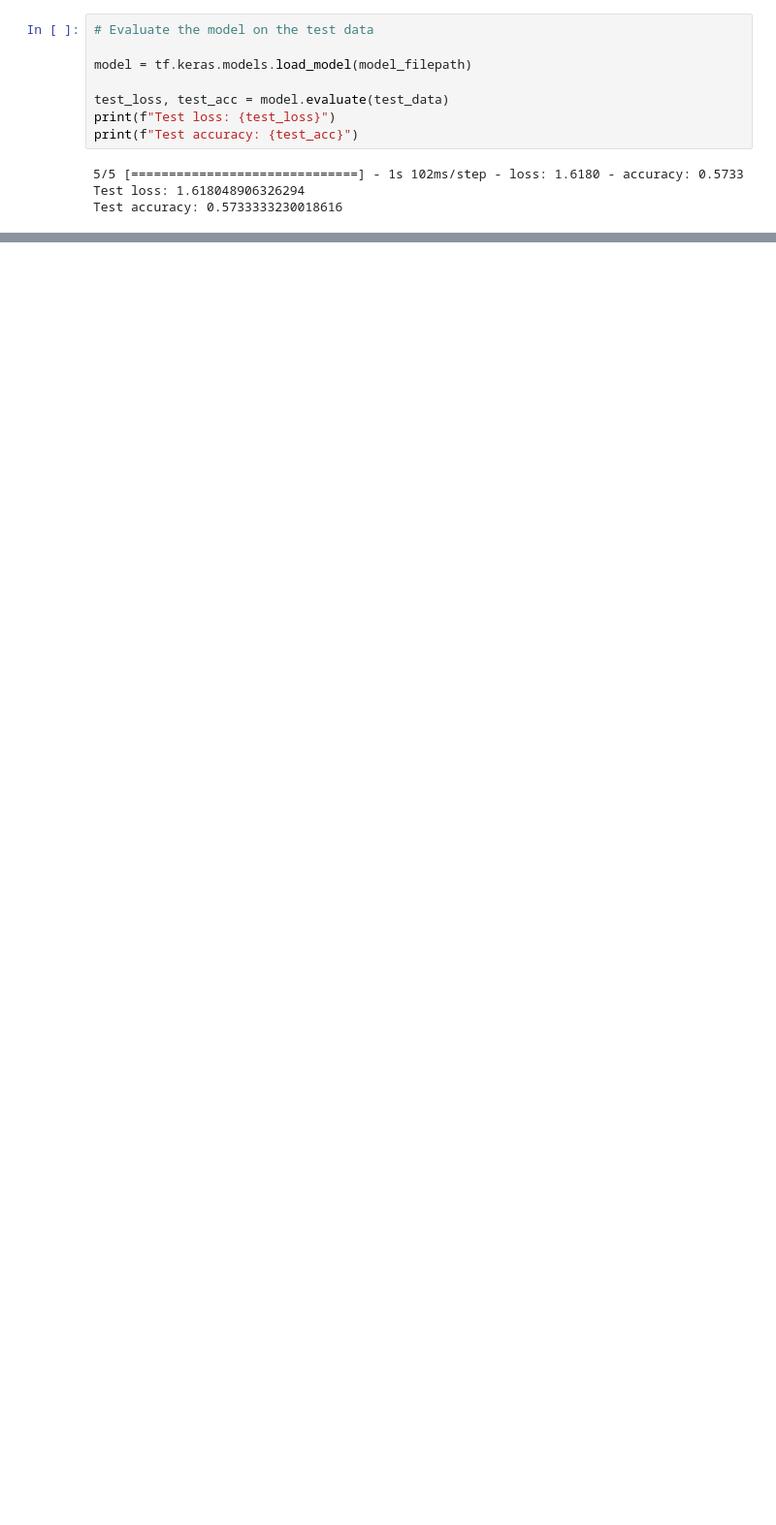
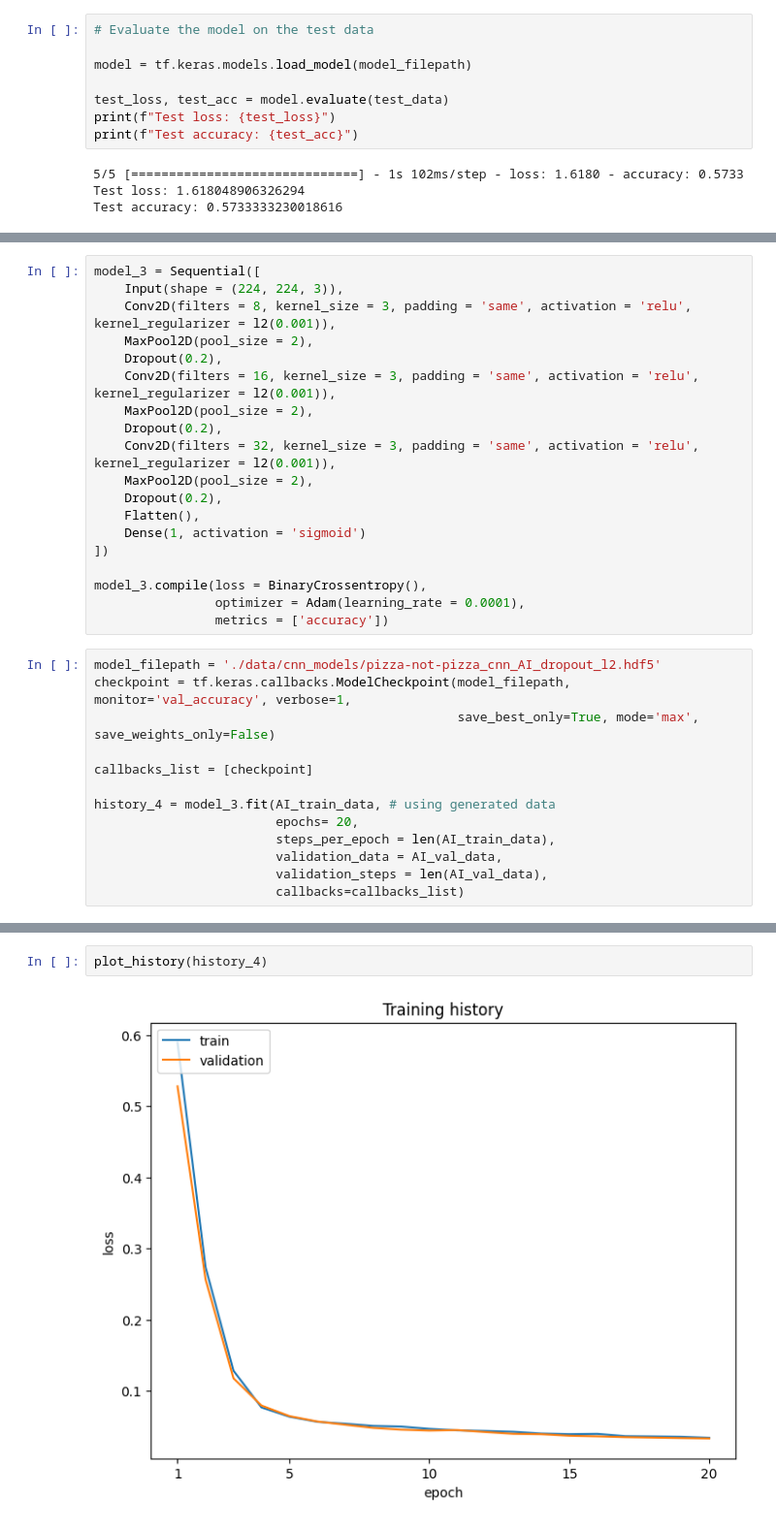
Before and after one commit to danielstuetz/cov-generative-ai, a Jupyter notebook: Pizza_Classification.ipynb, the cells around one changed output, grey strips where cells are left out. Shown at 97% size. Cells and saved outputs as stored; diff of their text form; blank space fills up the shorter version.

Commit message:
updated Pizza_Classification

```diff
--- a/Pizza_Classification.ipynb
+++ b/Pizza_Classification.ipynb
@@ -384,0 +317,32 @@ Test accuracy: 0.5733333230018616
+# %%
+model_3 = Sequential([
+    Input(shape = (224, 224, 3)),
+    Conv2D(filters = 8, kernel_size = 3, padding = 'same', activation = 'relu', kernel_regularizer = l2(0.001)),
+    MaxPool2D(pool_size = 2),
+    Dropout(0.2),
+    Conv2D(filters = 16, kernel_size = 3, padding = 'same', activation = 'relu', kernel_regularizer = l2(0.001)),
+    MaxPool2D(pool_size = 2),
+    Dropout(0.2),
+    Conv2D(filters = 32, kernel_size = 3, padding = 'same', activation = 'relu', kernel_regularizer = l2(0.001)),
+    MaxPool2D(pool_size = 2),
+    Dropout(0.2),
+    Flatten(),
+    Dense(1, activation = 'sigmoid')
+])
+
+model_3.compile(loss = BinaryCrossentropy(),
+                optimizer = Adam(learning_rate = 0.0001),
+                metrics = ['accuracy'])
+# %%
+model_filepath = './data/cnn_models/pizza-not-pizza_cnn_AI_dropout_l2.hdf5'
+checkpoint = tf.keras.callbacks.ModelCheckpoint(model_filepath, monitor='val_accuracy', verbose=1,
+                                                save_best_only=True, mode='max', save_weights_only=False)
+
+callbacks_list = [checkpoint]
+
+history_4 = model_3.fit(AI_train_data, # using generated data
+                        epochs= 20,
+                        steps_per_epoch = len(AI_train_data),
+                        validation_data = AI_val_data,
+                        validation_steps = len(AI_val_data),
+                        callbacks=callbacks_list)
@@ -384,0 +367,4 @@ Test accuracy: 0.5733333230018616
+# %%
+plot_history(history_4)
+# %% [output]
+[figure, added]
```
Also changed, not shown: parts of 44 cells of this notebook.
